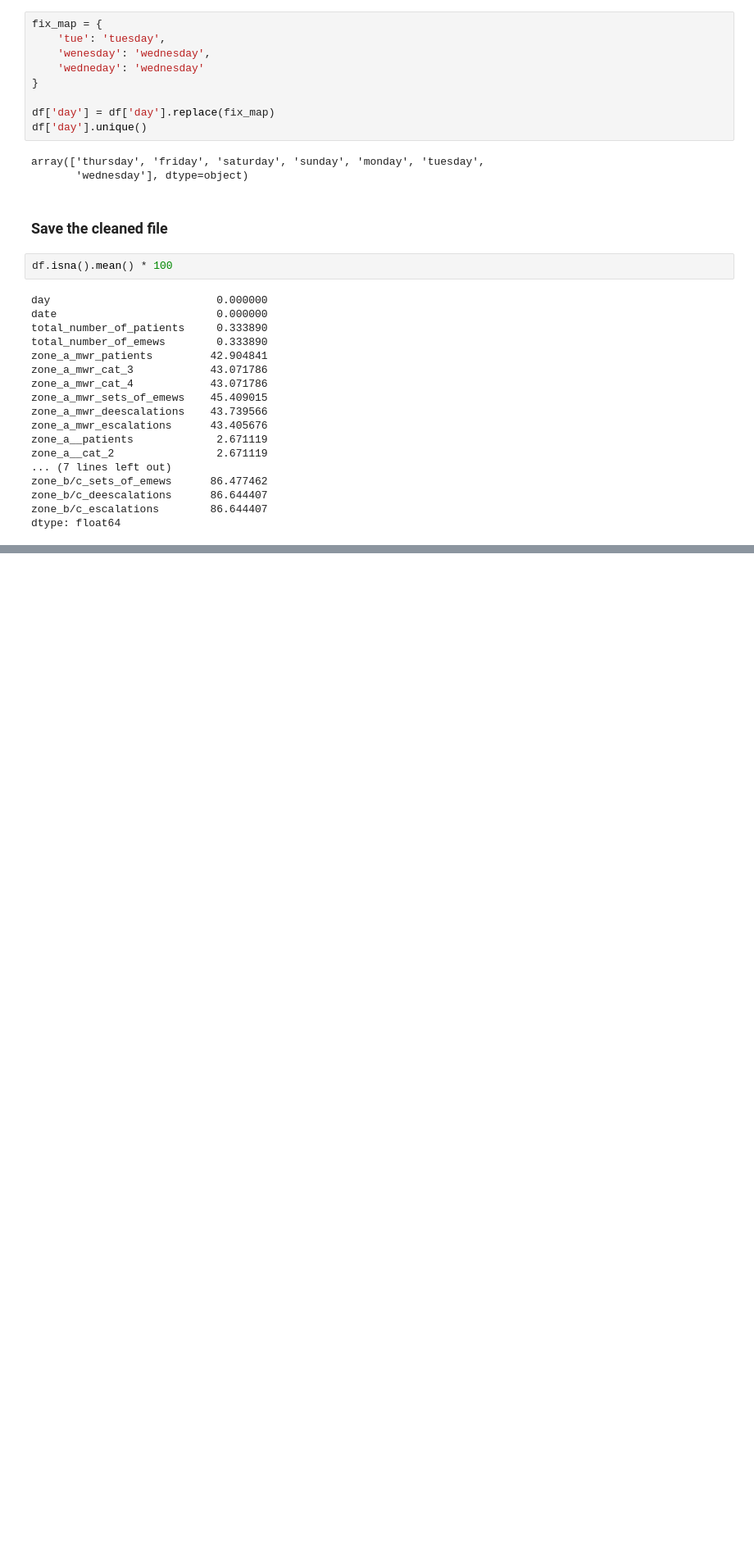
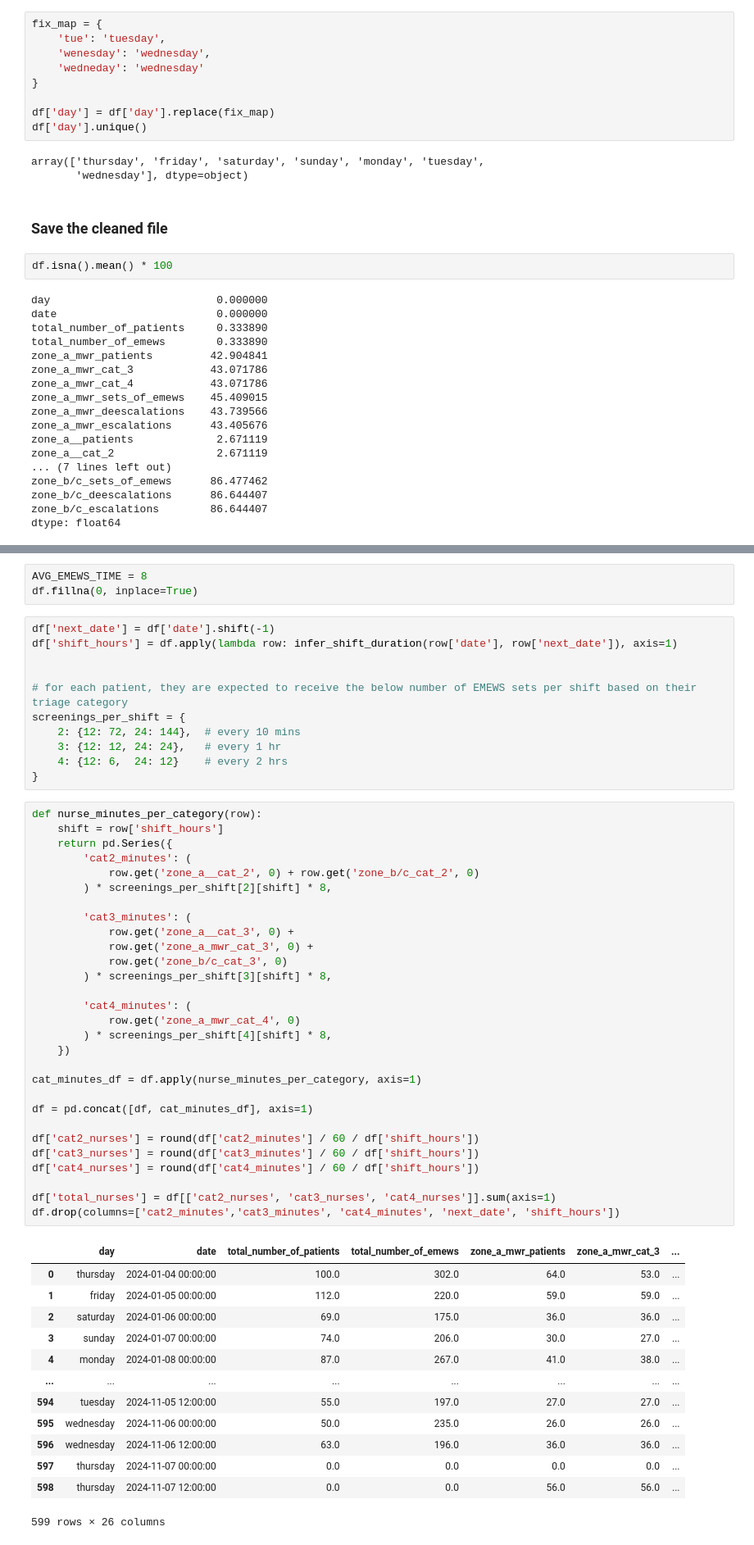
Before and after one commit to karenkj9000/dissertation-emews, a Jupyter notebook: clean_data.ipynb, the cells around one changed output, grey strips where cells are left out. Shown at 82% size. Drawn from its saved outputs; the diff is of its cells as text; blank space fills up the shorter version.

```diff
--- a/clean_data.ipynb
+++ b/clean_data.ipynb
@@ -305,0 +317,57 @@ dtype: float64
+# %%
+AVG_EMEWS_TIME = 8
+df.fillna(0, inplace=True)
+# %%
+df['next_date'] = df['date'].shift(-1)
+df['shift_hours'] = df.apply(lambda row: infer_shift_duration(row['date'], row['next_date']), axis=1)
+
+
+# for each patient, they are expected to receive the below number of EMEWS sets per shift based on their triage category
+screenings_per_shift = {
+    2: {12: 72, 24: 144},  # every 10 mins
+    3: {12: 12, 24: 24},   # every 1 hr
+    4: {12: 6,  24: 12}    # every 2 hrs
+}
+# %%
+def nurse_minutes_per_category(row):
+    shift = row['shift_hours']
+    return pd.Series({
+        'cat2_minutes': (
+            row.get('zone_a__cat_2', 0) + row.get('zone_b/c_cat_2', 0)
+        ) * screenings_per_shift[2][shift] * 8,
+
+        'cat3_minutes': (
+            row.get('zone_a__cat_3', 0) +
+            row.get('zone_a_mwr_cat_3', 0) +
+            row.get('zone_b/c_cat_3', 0)
+        ) * screenings_per_shift[3][shift] * 8,
+
+        'cat4_minutes': (
+            row.get('zone_a_mwr_cat_4', 0)
+        ) * screenings_per_shift[4][shift] * 8,
+    })
+
+cat_minutes_df = df.apply(nurse_minutes_per_category, axis=1)
+
+df = pd.concat([df, cat_minutes_df], axis=1)
+
+df['cat2_nurses'] = round(df['cat2_minutes'] / 60 / df['shift_hours'])
+df['cat3_nurses'] = round(df['cat3_minutes'] / 60 / df['shift_hours'])
+df['cat4_nurses'] = round(df['cat4_minutes'] / 60 / df['shift_hours'])
+
+df['total_nurses'] = df[['cat2_nurses', 'cat3_nurses', 'cat4_nurses']].sum(axis=1)
+df.drop(columns=['cat2_minutes','cat3_minutes', 'cat4_minutes', 'next_date', 'shift_hours'])
+# %% [output]
+|  | day | date | total_number_of_patients | total_number_of_emews | zone_a_mwr_patients | zone_a_mwr_cat_3 | ... |
+| 0 | thursday | 2024-01-04 00:00:00 | 100.0 | 302.0 | 64.0 | 53.0 | ... |
+| 1 | friday | 2024-01-05 00:00:00 | 112.0 | 220.0 | 59.0 | 59.0 | ... |
+| 2 | saturday | 2024-01-06 00:00:00 | 69.0 | 175.0 | 36.0 | 36.0 | ... |
+| 3 | sunday | 2024-01-07 00:00:00 | 74.0 | 206.0 | 30.0 | 27.0 | ... |
+| 4 | monday | 2024-01-08 00:00:00 | 87.0 | 267.0 | 41.0 | 38.0 | ... |
+| ... | ... | ... | ... | ... | ... | ... | ... |
+| 594 | tuesday | 2024-11-05 12:00:00 | 55.0 | 197.0 | 27.0 | 27.0 | ... |
+| 595 | wednesday | 2024-11-06 00:00:00 | 50.0 | 235.0 | 26.0 | 26.0 | ... |
+| 596 | wednesday | 2024-11-06 12:00:00 | 63.0 | 196.0 | 36.0 | 36.0 | ... |
+| 597 | thursday | 2024-11-07 00:00:00 | 0.0 | 0.0 | 0.0 | 0.0 | ... |
+| 598 | thursday | 2024-11-07 12:00:00 | 0.0 | 0.0 | 56.0 | 56.0 | ... |
+599 rows × 26 columns
```
Also changed, not shown: parts of 5 cells of this notebook, 8 other files.
